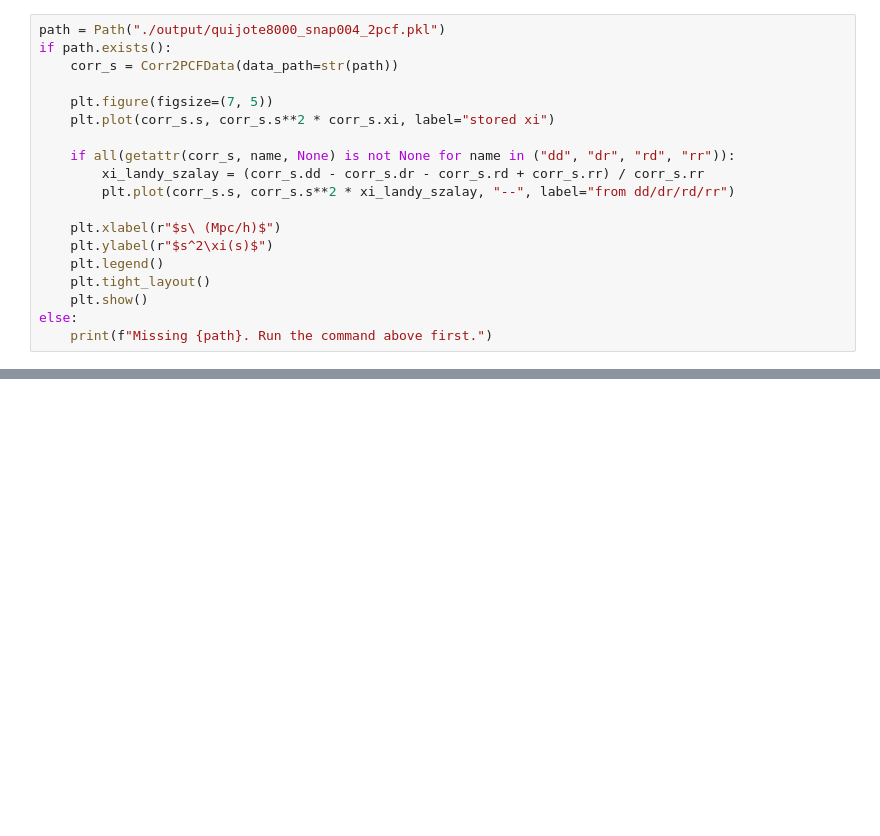
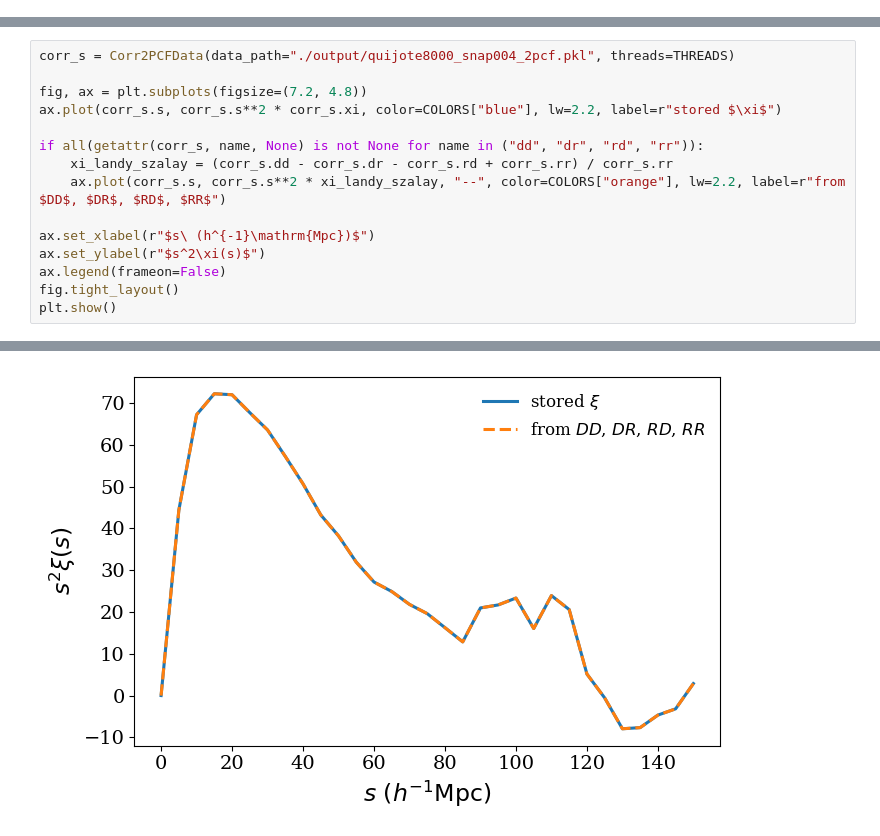
Before and after one commit to SYSUSPA-Projects/PyHermes, a Jupyter notebook: examples/notebooks/corr2pcf.ipynb, the cells around one changed output, grey strips where cells are left out. Drawn from its saved outputs; the diff is of its cells as text; blank space fills up the shorter version.

```diff
--- a/examples/notebooks/corr2pcf.ipynb
+++ b/examples/notebooks/corr2pcf.ipynb
@@ -118,19 +117,0 @@ Read the saved result. If the config saved pair counts as well as `xi`, the Land
-# %%
-path = Path("./output/quijote8000_snap004_2pcf.pkl")
-if path.exists():
-    corr_s = Corr2PCFData(data_path=str(path))
-
-    plt.figure(figsize=(7, 5))
-    plt.plot(corr_s.s, corr_s.s**2 * corr_s.xi, label="stored xi")
-
-    if all(getattr(corr_s, name, None) is not None for name in ("dd", "dr", "rd", "rr")):
-        xi_landy_szalay = (corr_s.dd - corr_s.dr - corr_s.rd + corr_s.rr) / corr_s.rr
-        plt.plot(corr_s.s, corr_s.s**2 * xi_landy_szalay, "--", label="from dd/dr/rd/rr")
-
-    plt.xlabel(r"$s\ (Mpc/h)$")
-    plt.ylabel(r"$s^2\xi(s)$")
-    plt.legend()
-    plt.tight_layout()
-    plt.show()
-else:
-    print(f"Missing {path}. Run the command above first.")
@@ -843,0 +142,16 @@ This notebook treats windows through their 2PCF role as `binning_window` objects
+# %%
+corr_s = Corr2PCFData(data_path="./output/quijote8000_snap004_2pcf.pkl", threads=THREADS)
+
+fig, ax = plt.subplots(figsize=(7.2, 4.8))
+ax.plot(corr_s.s, corr_s.s**2 * corr_s.xi, color=COLORS["blue"], lw=2.2, label=r"stored $\xi$")
+
+if all(getattr(corr_s, name, None) is not None for name in ("dd", "dr", "rd", "rr")):
+    xi_landy_szalay = (corr_s.dd - corr_s.dr - corr_s.rd + corr_s.rr) / corr_s.rr
+    ax.plot(corr_s.s, corr_s.s**2 * xi_landy_szalay, "--", color=COLORS["orange"], lw=2.2, label=r"from $DD$, $DR$, $RD$, $RR$")
+
+ax.set_xlabel(r"$s\ (h^{-1}\mathrm{Mpc})$")
+ax.set_ylabel(r"$s^2\xi(s)$")
+ax.legend(frameon=False)
+fig.tight_layout()
+plt.show()
+# %% [output]
@@ -843,0 +161 @@ This notebook treats windows through their 2PCF role as `binning_window` objects
+[figure, added]
```
Also changed, not shown: parts of 87 cells of this notebook, 38 other files.
